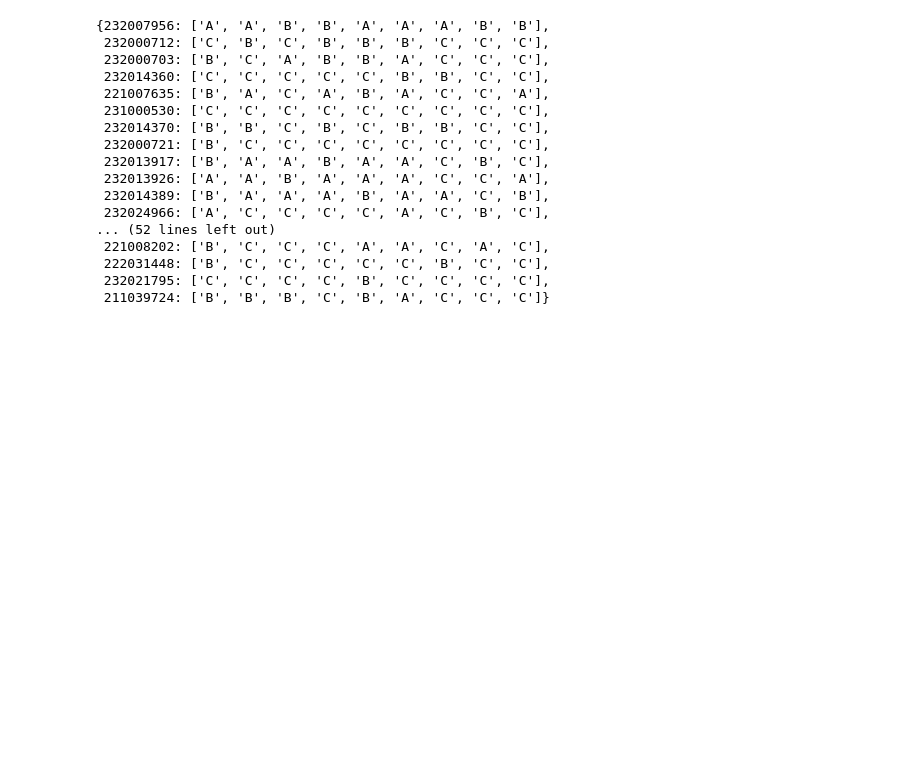
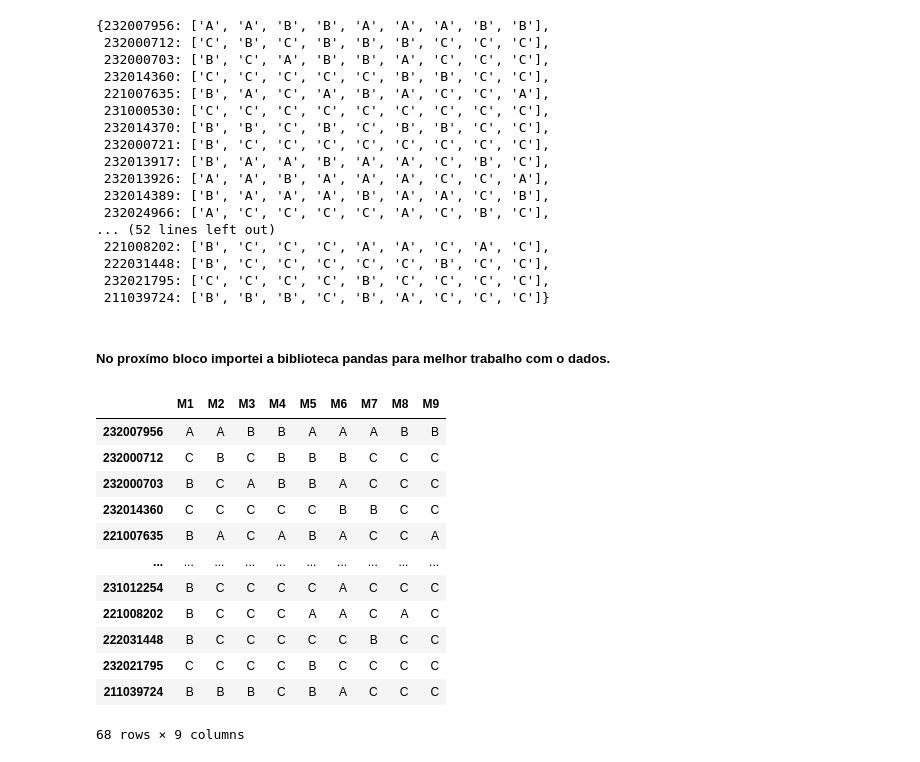
Before and after one commit to janiocarrilho/analise-desempenho-unb, a Jupyter notebook: ProjetoC1.ipynb, the cells around one changed output. Cells and saved outputs as stored; diff of their text form; code cells hidden in the pictures; blank space fills up the shorter version.

```diff
--- a/ProjetoC1.ipynb
+++ b/ProjetoC1.ipynb
@@ -72,3 +72,24 @@ alunos
  222031448: ['B', 'C', 'C', 'C', 'C', 'C', 'B', 'C', 'C'],
  232021795: ['C', 'C', 'C', 'C', 'B', 'C', 'C', 'C', 'C'],
  211039724: ['B', 'B', 'B', 'C', 'B', 'A', 'C', 'C', 'C']}
+# %% [markdown]
+##### No proxímo bloco importei a biblioteca pandas para melhor trabalho com o dados.
+# %%
+import pandas as pd
+
+df = pd.DataFrame(alunos, index=["M1","M2","M3","M4","M5","M6","M7","M8","M9"]).transpose()
+df
+# %% [output]
+|  | M1 | M2 | M3 | M4 | M5 | M6 | M7 | M8 | M9 |
+| 232007956 | A | A | B | B | A | A | A | B | B |
+| 232000712 | C | B | C | B | B | B | C | C | C |
+| 232000703 | B | C | A | B | B | A | C | C | C |
+| 232014360 | C | C | C | C | C | B | B | C | C |
+| 221007635 | B | A | C | A | B | A | C | C | A |
+| ... | ... | ... | ... | ... | ... | ... | ... | ... | ... |
+| 231012254 | B | C | C | C | C | A | C | C | C |
+| 221008202 | B | C | C | C | A | A | C | A | C |
+| 222031448 | B | C | C | C | C | C | B | C | C |
+| 232021795 | C | C | C | C | B | C | C | C | C |
+| 211039724 | B | B | B | C | B | A | C | C | C |
+68 rows × 9 columns
```
Also changed, not shown: parts of 9 cells of this notebook.
